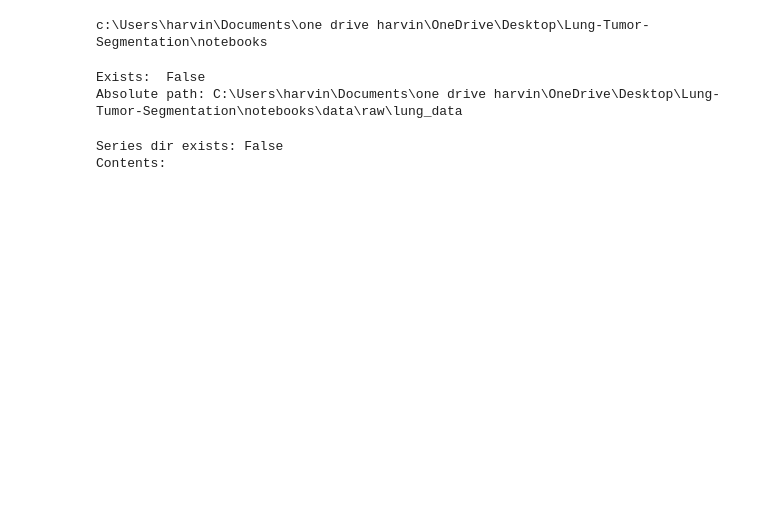
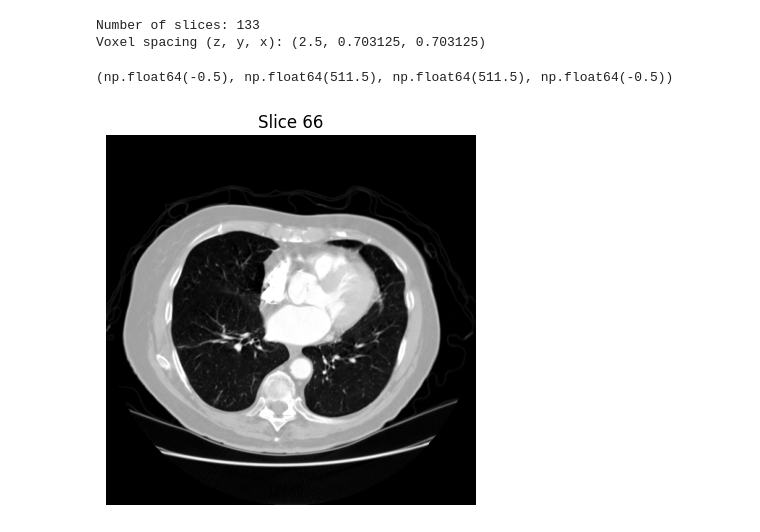
Before and after one commit to 26harvintilavat/Lung-Tumor-Segmentation, a Jupyter notebook: notebooks/02_lidc_notebook.ipynb, the cells around one changed output. Drawn from its saved outputs; the diff is of its cells as text; code cells hidden in the pictures; blank space fills up the shorter version.

Commit message:
Visualize LIDC-IDRI CT slices after HU conversion and windowing

```diff
--- a/notebooks/02_lidc_notebook.ipynb
+++ b/notebooks/02_lidc_notebook.ipynb
@@ -1,25 +7,26 @@
 # %%
-import os
-print(os.getcwd())
+from pathlib import Path
+import matplotlib.pyplot as plt
+import numpy as np
+from src.dataset import LungCTDataset
-# %% [output]
-c:\Users\harvin\Documents\one drive harvin\OneDrive\Desktop\Lung-Tumor-Segmentation\notebooks
 # %%
-from pathlib import Path
+series_dir = Path("../data/raw/LIDC-IDRI-0001")
+dataset = LungCTDataset(series_dir)
 
-base = Path("data/raw/lung_data")
-print("Exists: ", base.exists())
-print("Absolute path:", base.resolve())
+print("Number of slices:", len(dataset))
+print("Voxel spacing (z, y, x):", dataset.voxel_spacing)
 # %% [output]
-Exists:  False
-Absolute path: C:\Users\harvin\Documents\one drive harvin\OneDrive\Desktop\Lung-Tumor-Segmentation\notebooks\data\raw\lung_data
+Number of slices: 133
+Voxel spacing (z, y, x): (2.5, 0.703125, 0.703125)
 # %%
-series_dir = Path("data/raw/lung_data/LIDC-IDRI-0001")
+idx = len(dataset)//2
+img = dataset.get_slice(idx)
 
-print("Series dir exists:", series_dir.exists())
-print("Contents:")
-for p in series_dir.rglob("*"):
-    print(p)
+plt.Figure(figsize=(5, 5))
+plt.imshow(img, cmap='grey')
+plt.title(f"Slice {idx}")
+plt.axis("off")
 # %% [output]
-Series dir exists: False
-Contents:
+(np.float64(-0.5), np.float64(511.5), np.float64(511.5), np.float64(-0.5))
+[figure, added]
 # %%
```
Also changed, not shown: parts of 4 cells of this notebook.
